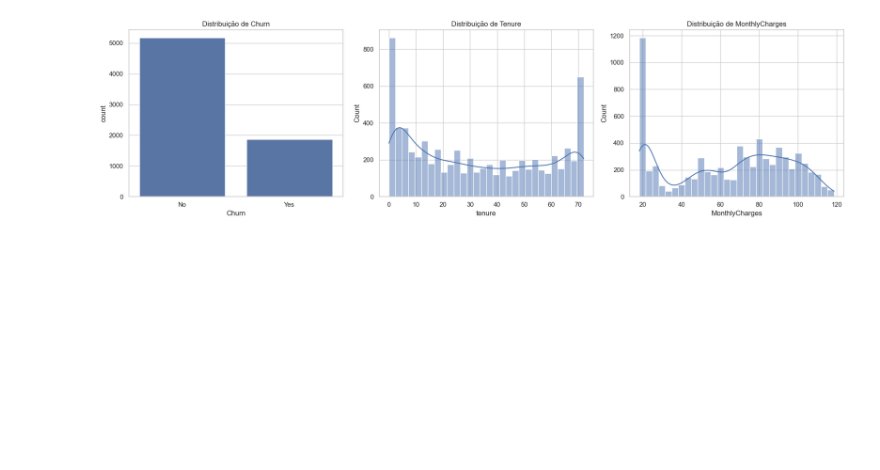
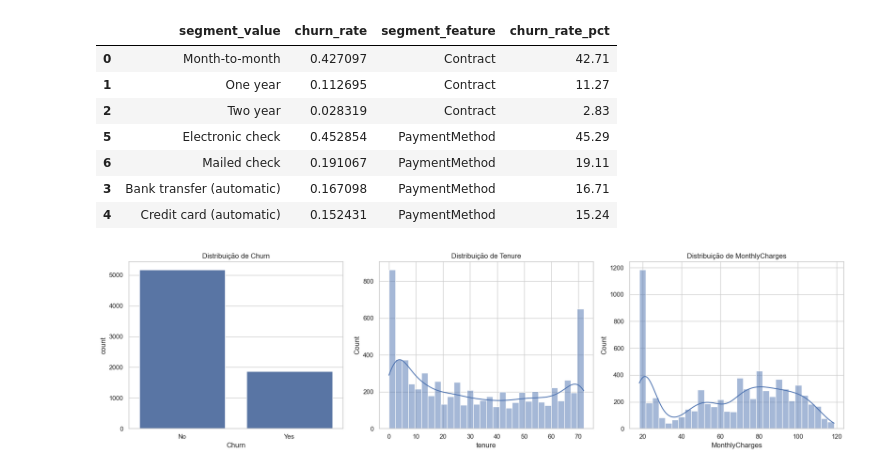
Before and after one commit to AntonyHGB/tech_challeng_fase_1, a Jupyter notebook: notebooks/01_eda_baselines.ipynb, the cells around one changed output. Cells and saved outputs as stored; diff of their text form; code cells hidden in the pictures; blank space fills up the shorter version.

```diff
--- a/notebooks/01_eda_baselines.ipynb
+++ b/notebooks/01_eda_baselines.ipynb
@@ -92 +100,32 @@ missing_df.head(15)
+# %%
+# Bloco: análise tabular por segmento (DF).
+# Funcionamento: calcula churn rate por contrato e método de pagamento.
+# Objetivo: identificar grupos com maior risco de churn para ação de retenção.
+segment_cols = [c for c in ["Contract", "PaymentMethod"] if c in df.columns]
+segment_frames = []
+
+for col in segment_cols:
+    aux = (
+        df.groupby(col, dropna=False)["Churn"]
+        .apply(lambda s: (s == "Yes").mean())
+        .rename("churn_rate")
+        .to_frame()
+        .assign(segment_feature=col)
+        .reset_index()
+        .rename(columns={col: "segment_value"})
+    )
+    aux["churn_rate_pct"] = (aux["churn_rate"] * 100).round(2)
+    segment_frames.append(aux)
+
+segment_churn_df = pd.concat(segment_frames, ignore_index=True)
+segment_churn_df.sort_values(["segment_feature", "churn_rate"], ascending=[True, False])
+# %% [output]
+|  | segment_value | churn_rate | segment_feature | churn_rate_pct |
+| 0 | Month-to-month | 0.427097 | Contract | 42.71 |
+| 1 | One year | 0.112695 | Contract | 11.27 |
+| 2 | Two year | 0.028319 | Contract | 2.83 |
+| 5 | Electronic check | 0.452854 | PaymentMethod | 45.29 |
+| 6 | Mailed check | 0.191067 | PaymentMethod | 19.11 |
+| 3 | Bank transfer (automatic) | 0.167098 | PaymentMethod | 16.71 |
+| 4 | Credit card (automatic) | 0.152431 | PaymentMethod | 15.24 |
 # %%
```
Also changed, not shown: parts of 9 cells of this notebook, 6 other files.
